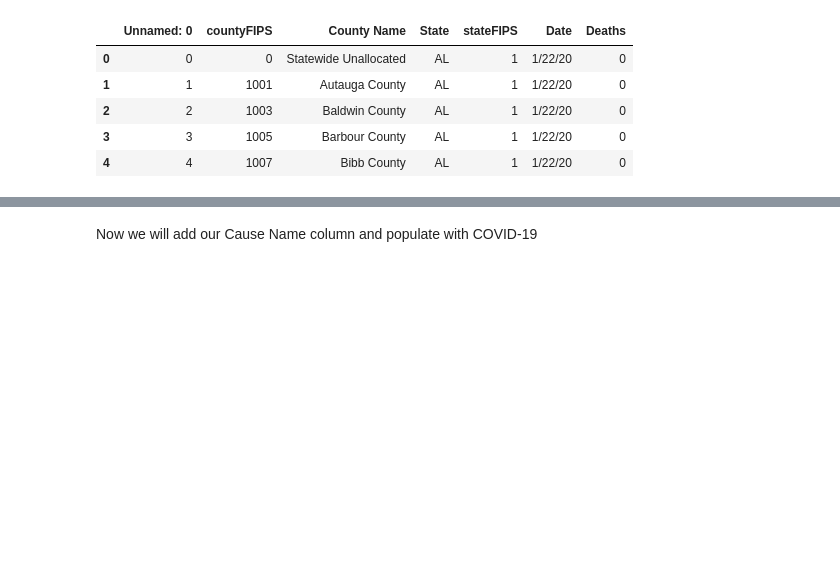
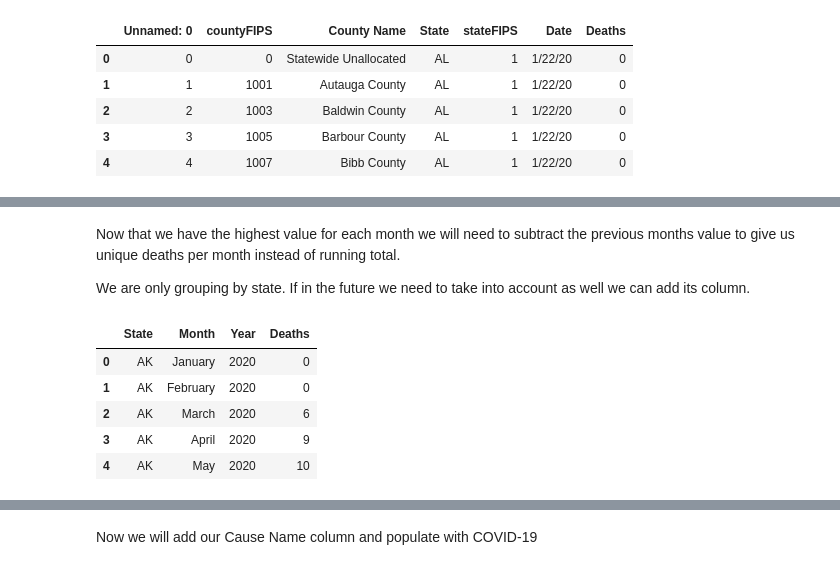
Before and after one commit to Walk509/Coronavirus-Viz-Cleaning, a Jupyter notebook: HealthData.ipynb, the cells around one changed output, grey strips where cells are left out. Saved outputs shown, nothing was run; the diff lists cells and outputs as text; code cells hidden in the pictures; blank space fills up the shorter version.

```diff
--- a/HealthData.ipynb
+++ b/HealthData.ipynb
@@ -190 +193,14 @@ df3.columns = ['Monthly Deaths']
 df3 = df3.reset_index()
+# %% [markdown]
+Now that we have the highest value for each month we will need to subtract the previous months value to give us unique deaths per month instead of running total.
+
+We are only grouping by state. If in the future we need to take into account as well we can add its column.
+# %%
+df3.head(5)
+# %% [output]
+|  | State | Month | Year | Deaths |
+| 0 | AK | January | 2020 | 0 |
+| 1 | AK | February | 2020 | 0 |
+| 2 | AK | March | 2020 | 6 |
+| 3 | AK | April | 2020 | 9 |
+| 4 | AK | May | 2020 | 10 |
```
Also changed, not shown: parts of 9 cells of this notebook.
